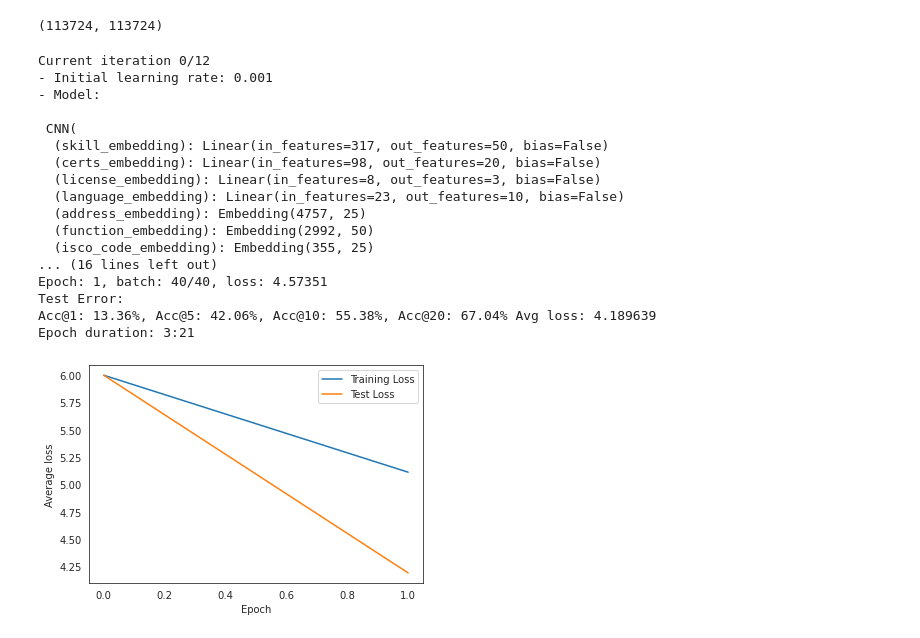
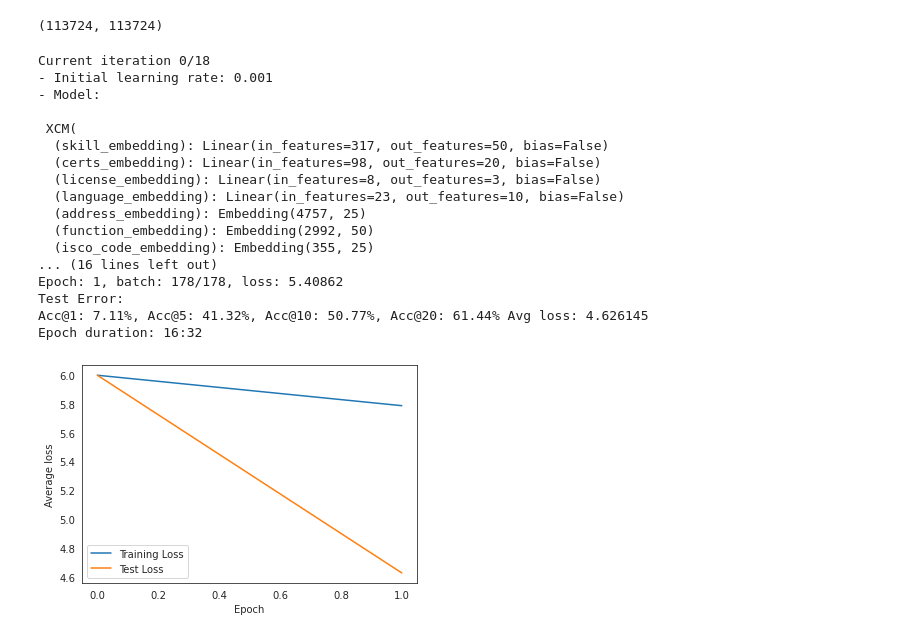
Before and after one commit to maxdata/MSc_thesis, a Jupyter notebook: Explainable/Explainable_CNN.ipynb, the cells around one changed output. Drawn from its saved outputs; the diff is of its cells as text; code cells hidden in the pictures.

```diff
--- a/Explainable/Explainable_CNN.ipynb
+++ b/Explainable/Explainable_CNN.ipynb
@@ -146,6 +128,8 @@ majority_class = df_pred["isco_code4"].mode().values[0]
 features = df_pred.columns[1:]
 # %%
 career_paths = df_pred.groupby("candidate_id")
+# %%
+candidate_lens = career_paths.apply(lambda x: len(x) - 1).to_dict()
 # %%
 num_classes = len(df_pred["isco_code4"].unique())
 num_features = len(career_paths.mean().columns)
@@ -177,8 +161,6 @@ dtype: object
 idxs = []
 x = []
 y = []
-
-candidate_lens = defaultdict(int)
 
 # max_skills = len([col for col in df_pred if "skill_" in col])
 
@@ -186,8 +168,6 @@ for idx, career in zip(career_paths.index, career_paths.values):
     label = career[-1, -1]
 
     if not np.isnan(label):
-        candidate_lens[idx] = len(career) - 1
-
         idxs.append(idx)
         x.append(career[:-1].reshape(len(career) - 1, num_features))
         y.append(label)
@@ -220,8 +200,8 @@ len(to_fill), len(y)
 # %% [output]
 (113724, 113724)
 # %%
-to_fill = to_fill[:25000]
-y = y[:25000]
+# to_fill = to_fill[:25000]
+# y = y[:25000]
 # %%
 # Train test split
 split = 0.8
@@ -750,7 +684,8 @@ full_results = []
 
 learning_rates = [1e-1, 1e-2, 1e-3, 1e-4][2:]
 num_layers_values = [1, 5, 10]
-conv_sizes = [48, 64, 128][1:]
+conv_sizes = [16, 32, 64, 128][1:]
+conv_size2 = 32
 
 skill_embedding_size=50
 certs_embedding_size=20
@@ -767,9 +702,10 @@ try:
     for learning_rate in learning_rates:
         for conv_size in conv_sizes:
 
-            cnn = CNN(num_classes=num_classes,
+            cnn = XCM(num_classes=num_classes,
                       input_size=num_features,
                       f_maps=conv_size,
+                      f_maps2=conv_size2,
                       skills=skills,
                       certs=certs,
                       licenses=licenses,
@@ -789,39 +725,39 @@ try:
             print(f"- Initial learning rate: {learning_rate}\n- Model: \n\n", cnn, "\n")
 
             # Store results of current configuration
             outcome = train_loop(cnn, trainloader, valloader, optimizer, scheduler, criterion, num_epochs)
             outcome["lr"] = [learning_rate] * num_epochs
             outcome["Convolution size"] = [conv_size] * num_epochs
 
             full_results.append(outcome)
 
             current += 1
 
             break
 
         # We ignore LR for now
         break
 except KeyboardInterrupt:
     pass
 # %% [output]
-Current iteration 0/12
+Current iteration 0/18
 - Initial learning rate: 0.001
 - Model:
 
- CNN(
+ XCM(
   (skill_embedding): Linear(in_features=317, out_features=50, bias=False)
   (certs_embedding): Linear(in_features=98, out_features=20, bias=False)
   (license_embedding): Linear(in_features=8, out_features=3, bias=False)
   (language_embedding): Linear(in_features=23, out_features=10, bias=False)
   (address_embedding): Embedding(4757, 25)
   (function_embedding): Embedding(2992, 50)
   (isco_code_embedding): Embedding(355, 25)
 ... (16 lines left out)
-Epoch: 1, batch: 40/40, loss: 4.57351
+Epoch: 1, batch: 178/178, loss: 5.40862
 Test Error:
-Acc@1: 13.36%, Acc@5: 42.06%, Acc@10: 55.38%, Acc@20: 67.04% Avg loss: 4.189639
-Epoch duration: 3:21
+Acc@1: 7.11%, Acc@5: 41.32%, Acc@10: 50.77%, Acc@20: 61.44% Avg loss: 4.626145
+Epoch duration: 16:32
-[figure, old version]
+[figure, new version]
 # %%
 merge_results = defaultdict(list)
 
```
Also changed, not shown: parts of 13 cells of this notebook, 2 other files.
